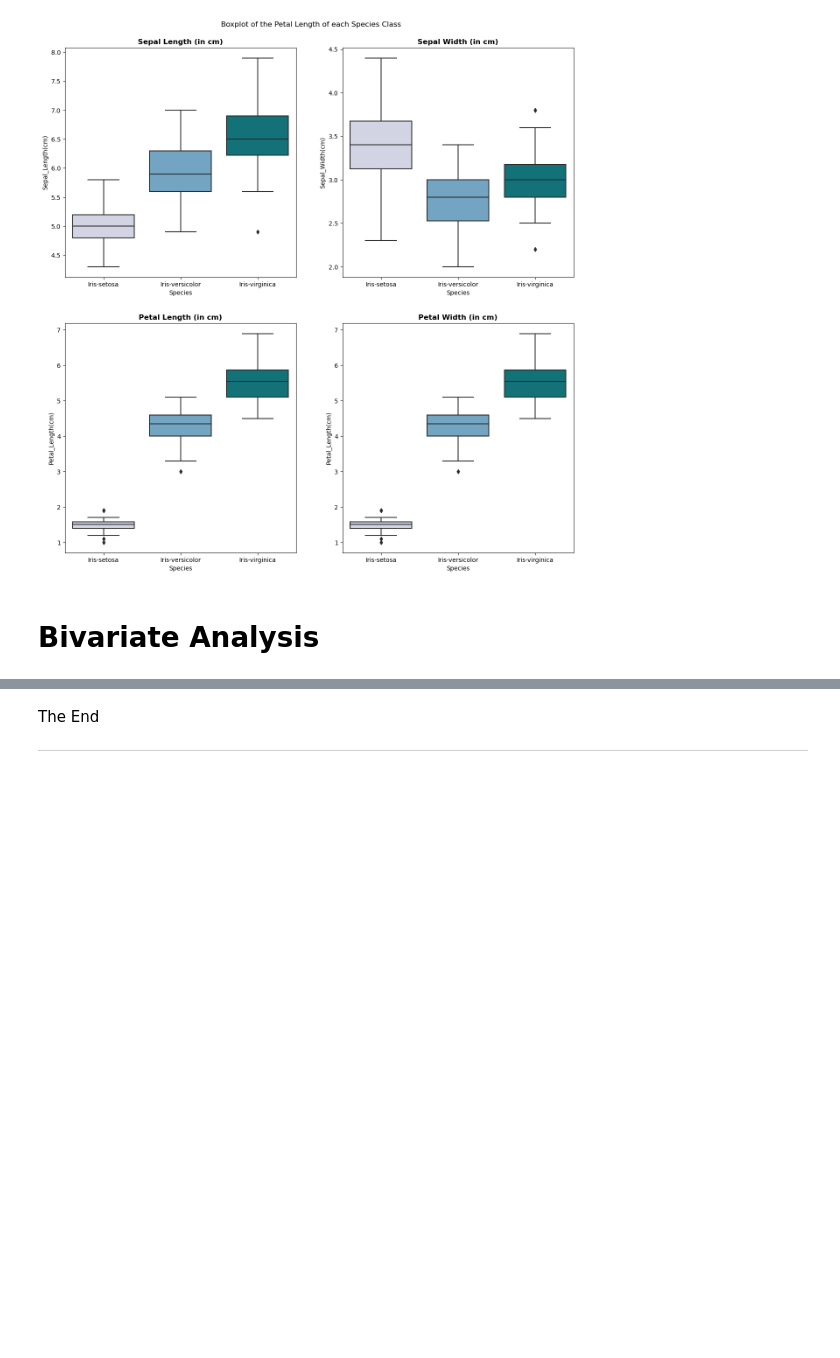
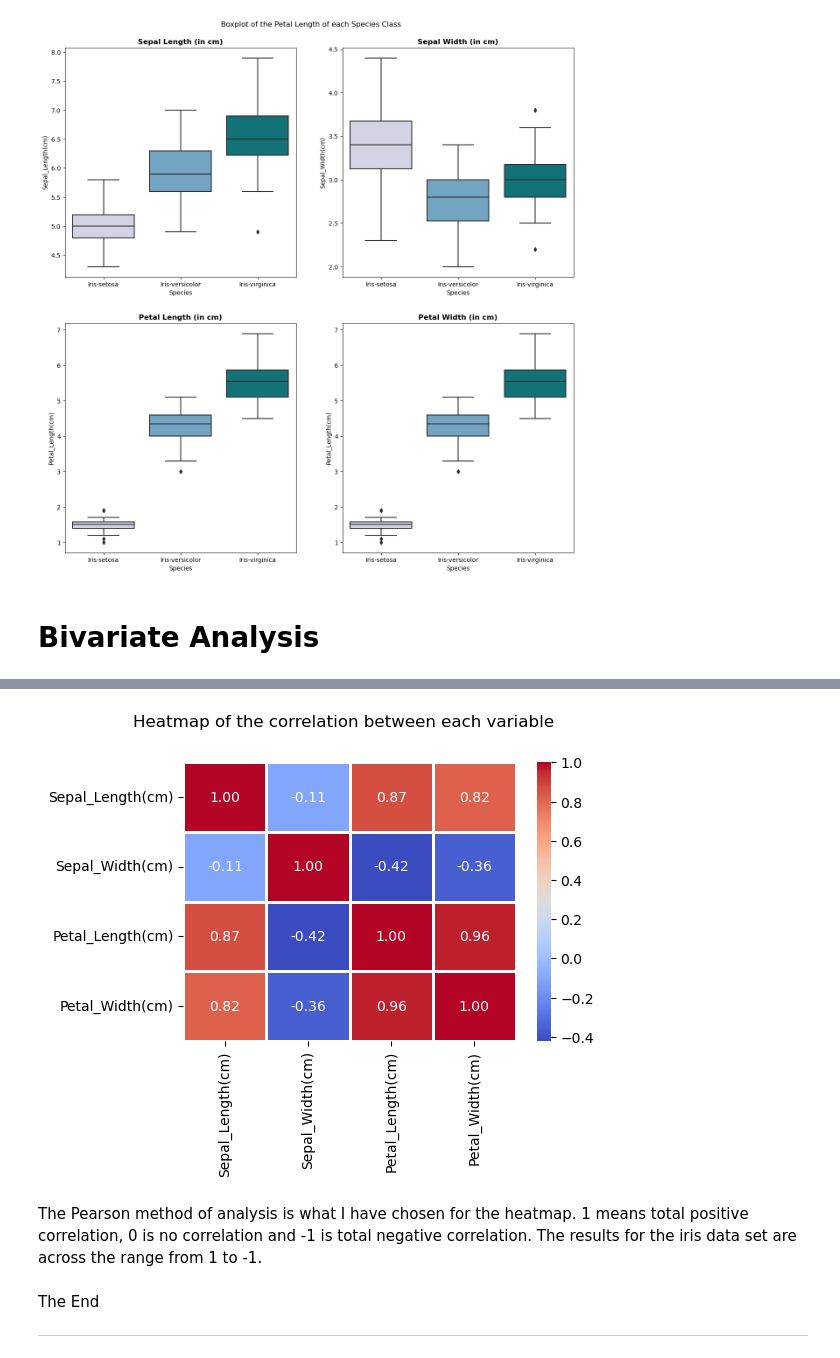
Before and after one commit to rebeccaf1918/FundamentalsOfDA, a Jupyter notebook: Project.ipynb, the cells around one changed output, grey strips where cells are left out. Saved outputs shown, nothing was run; the diff lists cells and outputs as text; code cells hidden in the pictures; blank space fills up the shorter version.

Commit message:
bivariate analysis conducted

```diff
--- a/Project.ipynb
+++ b/Project.ipynb
@@ -351,3 +307,17 @@ Iris-virginica  Sepal_Length(cm)          0.864225         0.281108
+# %%
+
+
+# Create the heatmap with annotations, annotations to 2 decimal places
+sns.heatmap(CorrelationMatrix, annot=True, cmap='coolwarm', fmt=".2f", linewidths=1)
+# annot=True so the Pearson values display on each square of the heatmap.
+
+plt.suptitle('Heatmap of the correlation between each variable')
+plt.subplots_adjust(left=0.25, bottom = 0.3)
+plt.show()
+# %% [output]
+[figure, added]
+# %% [markdown]
+The Pearson method of analysis is what I have chosen for the heatmap. 1 means total positive correlation, 0 is no correlation and -1 is total negative correlation. The results for the iris data set are across the range from 1 to -1.
 # %% [markdown]
 The End
 
```
Also changed, not shown: parts of 3 cells of this notebook, 1 other file.
